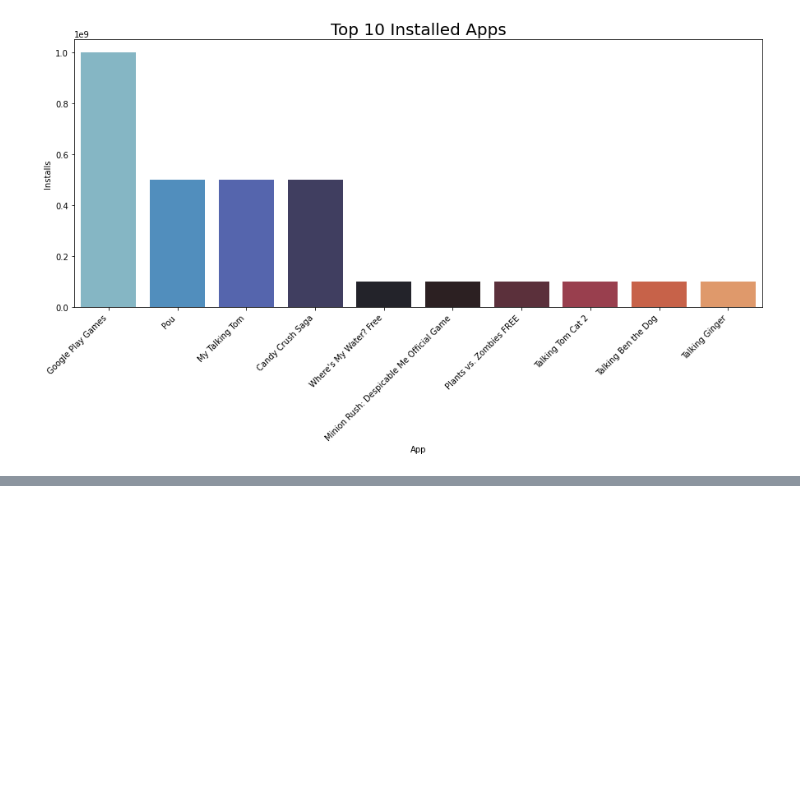
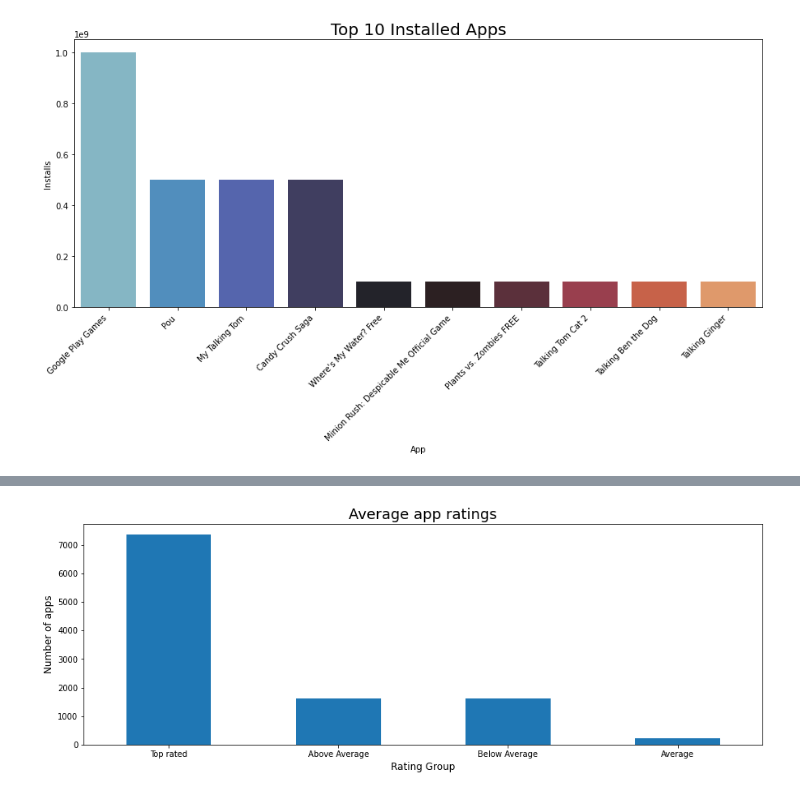
Before and after one commit to pratikjori20/Play-Store-App-Review-Analysis, a Jupyter notebook: Play_Store_App_Review_Analysis.ipynb, the cells around one changed output, grey strips where cells are left out. Saved outputs shown, nothing was run; the diff lists cells and outputs as text; code cells hidden in the pictures; blank space fills up the shorter version.

```diff
--- a/Play_Store_App_Review_Analysis.ipynb
+++ b/Play_Store_App_Review_Analysis.ipynb
@@ -585,0 +625,25 @@ high_rev_app
+# %%
+def Rating_app(num):
+  ''''
+  This function help to categories the rating from 1 to 5
+  as Top_rated,Above_average,Average & below Average
+  '''
+  if num>=4:
+    return 'Top rated'
+  elif num>3 and num<4:
+    return 'Above Average'
+  elif num>2 and num<3:
+    return 'Average'
+  else:
+    return 'Below Average'
+# %%
+df['Rating_group'] = df['Rating'].apply(lambda x: Rating_app(x))
+# %%
+df['Rating_group'].value_counts().plot.bar(figsize=(15,5),)
+plt.xlabel('Rating Group', fontsize = 12)
+plt.ylabel('Number of apps', fontsize = 12)
+plt.title('Average app ratings', fontsize = 18)
+plt.xticks(rotation=0)
+plt.show()
+# %% [output]
+[figure, added]
```
Also changed, not shown: parts of 28 cells of this notebook.
